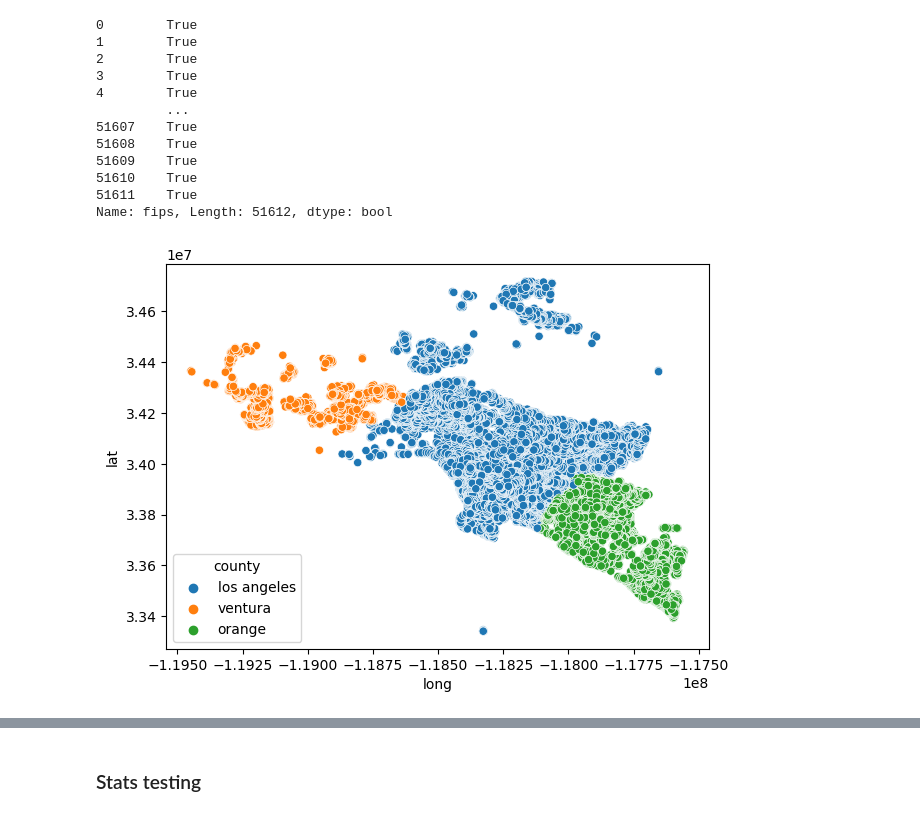
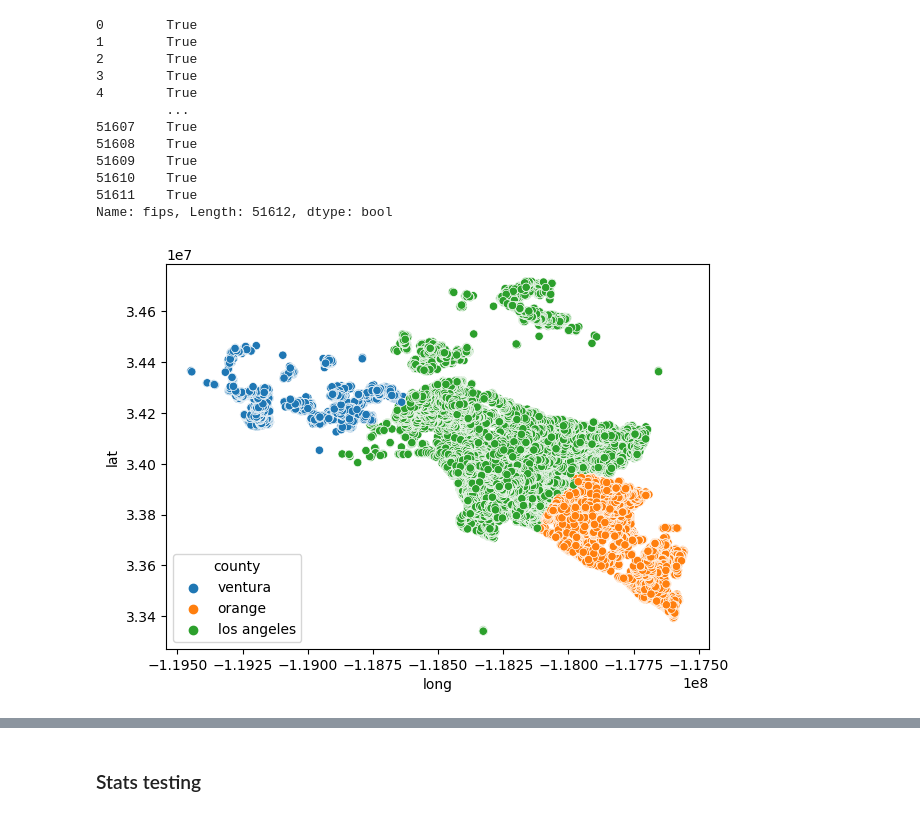
Before and after one commit to nicolas-angarita/Zillow_Project, a Jupyter notebook: working_notebook.ipynb, the cells around one changed output, grey strips where cells are left out. Saved outputs shown, nothing was run; the diff lists cells and outputs as text; code cells hidden in the pictures.

```diff
--- a/working_notebook.ipynb
+++ b/working_notebook.ipynb
@@ -148,6 +194,9 @@ df.bedrooms.value_counts()
 1.0      496
 6.0      426
 Name: bedrooms, dtype: int64
+# %%
+county_map = {6037: 'los angeles', 6111: 'ventura', 6059: 'orange'}
+df['county'] = df['fips'].replace(county_map)
 # %%
 # create a dictionary to map fips codes to county names
 county_map = {6037: 'los angeles', 6111: 'ventura', 6059: 'orange'}
@@ -280,14 +347,15 @@ la_county
 51611    True
 Name: fips, Length: 51612, dtype: bool
 # %%
-def county():
+def outline(df):
     fig, ax = plt.subplots(figsize = (7,5))
-    sns.scatterplot(data = df,x = df['long'], y = df['lat'], zorder = 1,hue = 'county')
+    sns.scatterplot(data = df,x = df['long'], y = df['lat'], zorder = 1,hue = 'county',
+                    hue_order = ['ventura', 'orange', 'los angeles'])
     plt.show()
 # %%
-county()
+outline(df)
 # %% [output]
-[figure, old version]
+[figure, new version]
 # %%
 w.plot_categorical_and_continuous_vars(train, 'county', 'home_value')
 # %% [output]
```
Also changed, not shown: parts of 46 cells of this notebook, 6 other files.
